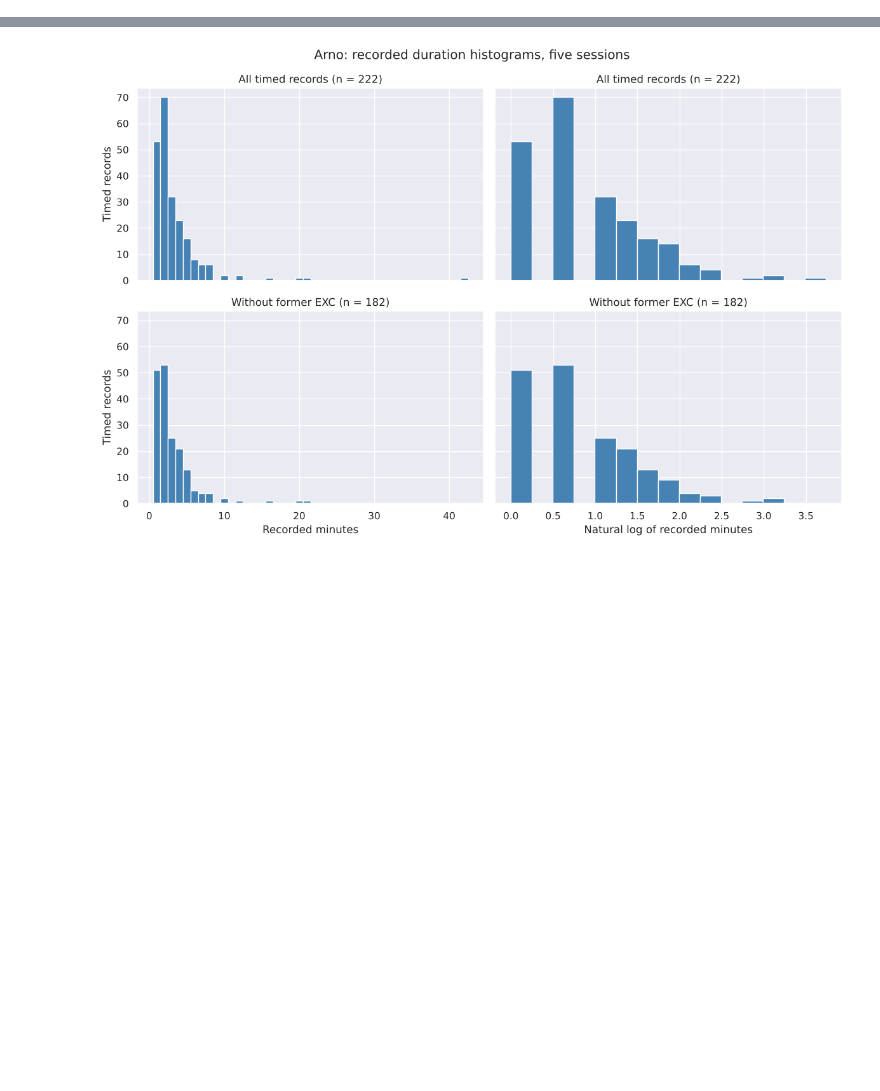
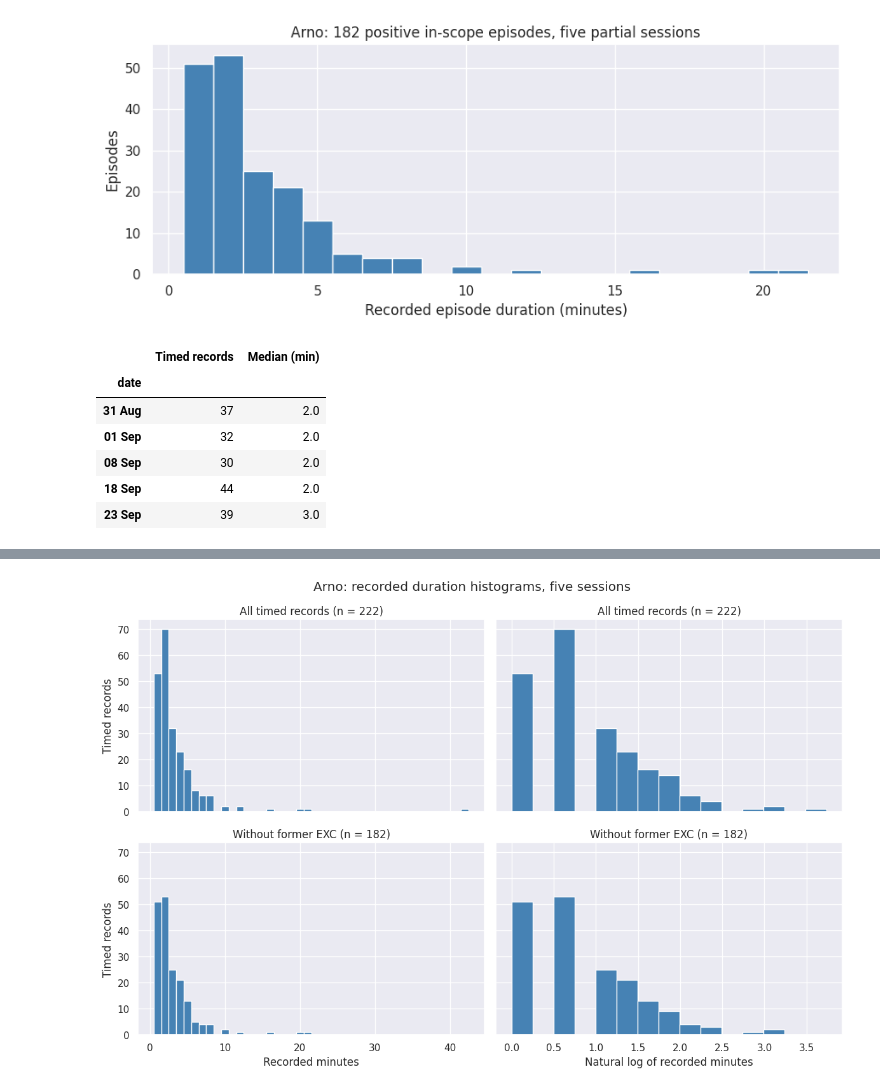
Before and after one commit to Luuuuuig/Bachelor-End-Project, a Jupyter notebook: Arno_Analysis_2026_10_02.ipynb, the cells around one changed output, grey strips where cells are left out. Drawn from its saved outputs; the diff is of its cells as text; code cells hidden in the pictures; blank space fills up the shorter version.

```diff
--- a/Arno_Analysis_2026_10_02.ipynb
+++ b/Arno_Analysis_2026_10_02.ipynb
@@ -2146,0 +513,30 @@ Name: minutes, dtype: float64
+# %%
+# Positive timed records, with and without former EXC
+timed = included.loc[included["minutes"].notna() & included["minutes"].gt(0)].copy()
+timed["log_minutes"] = np.log(timed["minutes"])
+in_scope_timed = timed.loc[~timed["former_exc"]]
+duration_views = {"All timed records": timed, "Without former EXC": in_scope_timed}
+
+# Use the same observations for every fitted model
+duration_minutes = in_scope_timed["minutes"].copy()
+
+duration_daily = in_scope_timed.groupby("date")["minutes"].agg(["count", "mean", "median"])
+duration_daily["90th percentile"] = in_scope_timed.groupby("date")["minutes"].quantile(0.90)
+duration_daily.columns = ["Timed records", "Mean (min)", "Median (min)", "90th percentile (min)"]
+
+fig, ax = plt.subplots(figsize=(9, 3.8))
+ax.hist(duration_minutes, bins=np.arange(0.5, duration_minutes.max()+1.5, 1), color="steelblue", edgecolor="white")
+ax.set(xlabel="Recorded episode duration (minutes)", ylabel="Episodes", title=f"Arno: {len(duration_minutes)} positive in-scope episodes, five partial sessions")
+plt.tight_layout(); plt.show()
+duration_daily_main = duration_daily[["Timed records", "Median (min)"]].copy()
+duration_daily_main.index = duration_daily_main.index.strftime("%d %b")
+display(duration_daily_main)
+# %% [output]
+[figure, added]
+|  | Timed records | Median (min) |
+| date |  |  |
+| 31 Aug | 37 | 2.0 |
+| 01 Sep | 32 | 2.0 |
+| 08 Sep | 30 | 2.0 |
+| 18 Sep | 44 | 2.0 |
+| 23 Sep | 39 | 3.0 |
```
Also changed, not shown: parts of 245 cells of this notebook, 1 other file.
